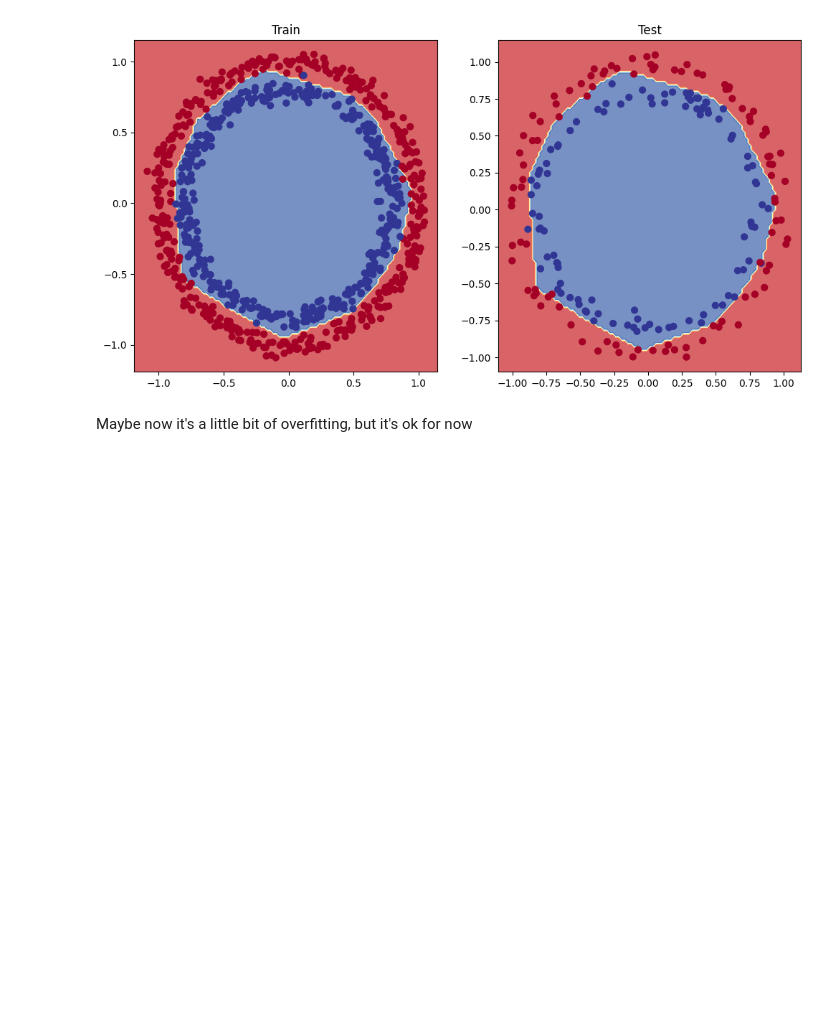
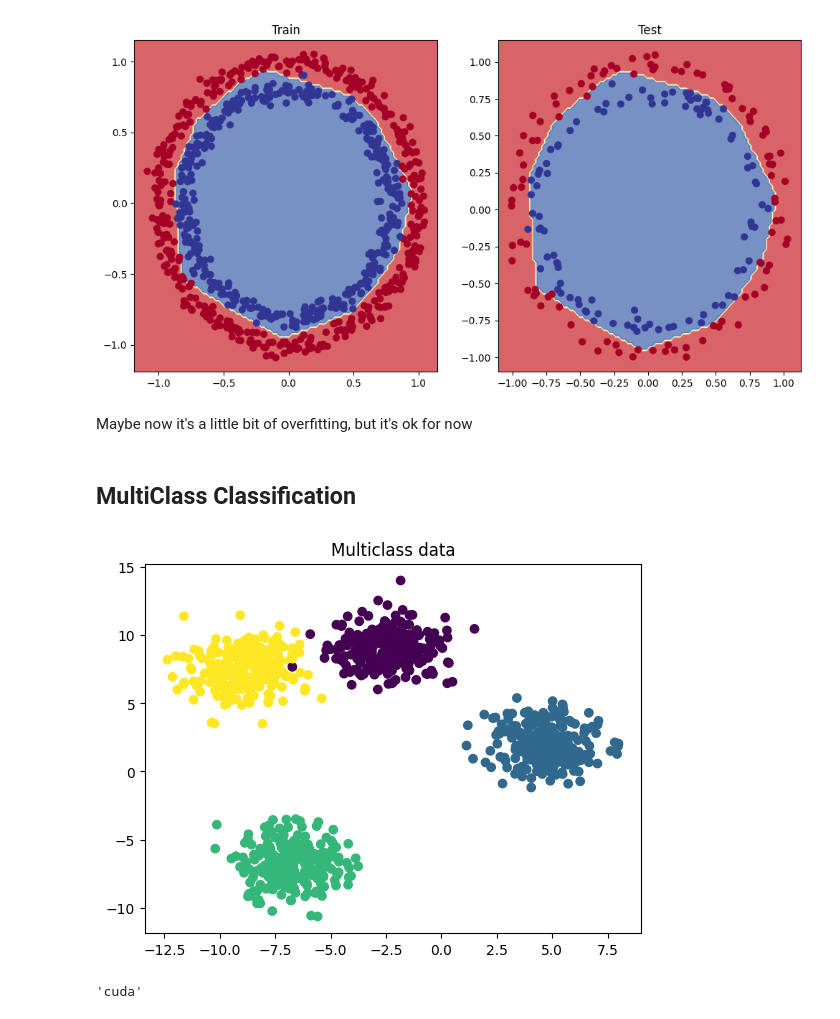
Before and after one commit to Cheslaff/KurwAI-archive, a Jupyter notebook: PyTorch/Study/classification_neuralnet.ipynb, the cells around one changed output. Drawn from its saved outputs; the diff is of its cells as text; code cells hidden in the pictures; blank space fills up the shorter version.

Commit message:
'Cause I'm as free as a bird now
Who tf is LongTensor?

```diff
--- a/PyTorch/Study/classification_neuralnet.ipynb
+++ b/PyTorch/Study/classification_neuralnet.ipynb
@@ -291,3 +297,36 @@ plot_decision_boundary(model, X_test, y_test)
 [figure]
 # %% [markdown]
 Maybe now it's a little bit of overfitting, but it's ok for now
+# %% [markdown]
+## MultiClass Classification
+# %%
+# Data
+
+N_CLASSES = 4
+N_FEATURES = 2
+RANDOM_SEED = 42
+
+X_blob, y_blob = datasets.make_blobs(n_samples=1_000,
+                                     n_features=N_FEATURES,
+                                     centers=N_CLASSES,
+                                     cluster_std=1.3,
+                                     random_state=RANDOM_SEED)
+
+X_blob = torch.from_numpy(X_blob).type(torch.float)
+y_blob = torch.from_numpy(y_blob).type(torch.LongTensor)
+
+X_blob_train, X_blob_test, y_blob_train, y_blob_test = train_test_split(
+    X_blob, y_blob,
+    test_size=0.2,
+    random_state=RANDOM_SEED
+)
+# %%
+plt.title("Multiclass data")
+plt.scatter(X_blob[:, 0], X_blob[:, 1], c=y_blob);
+# %% [output]
+[figure, added]
+# %%
+device = "cuda" if torch.cuda.is_available() else "cpu"  # device selection
+device
+# %% [output]
+'cuda'
```
Also changed, not shown: parts of 9 cells of this notebook.
